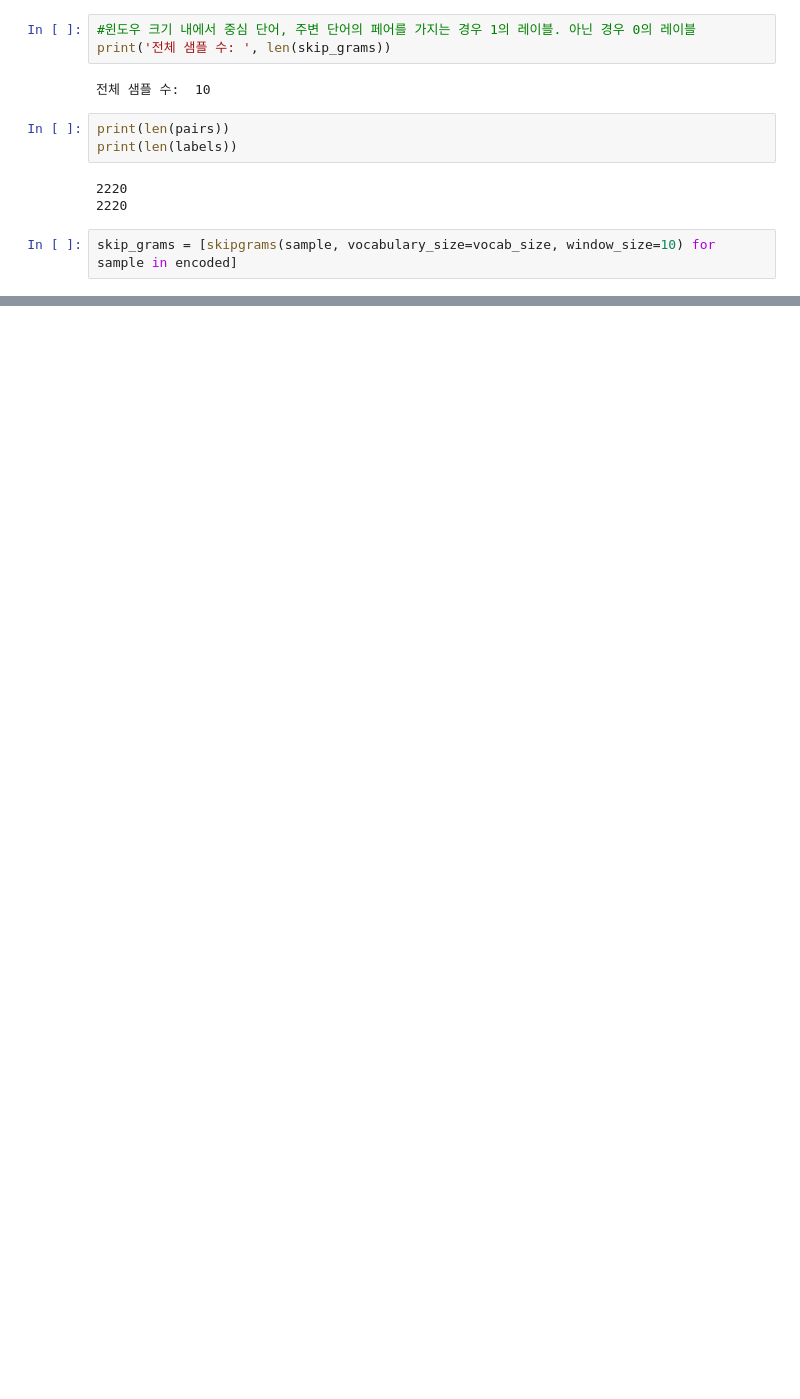
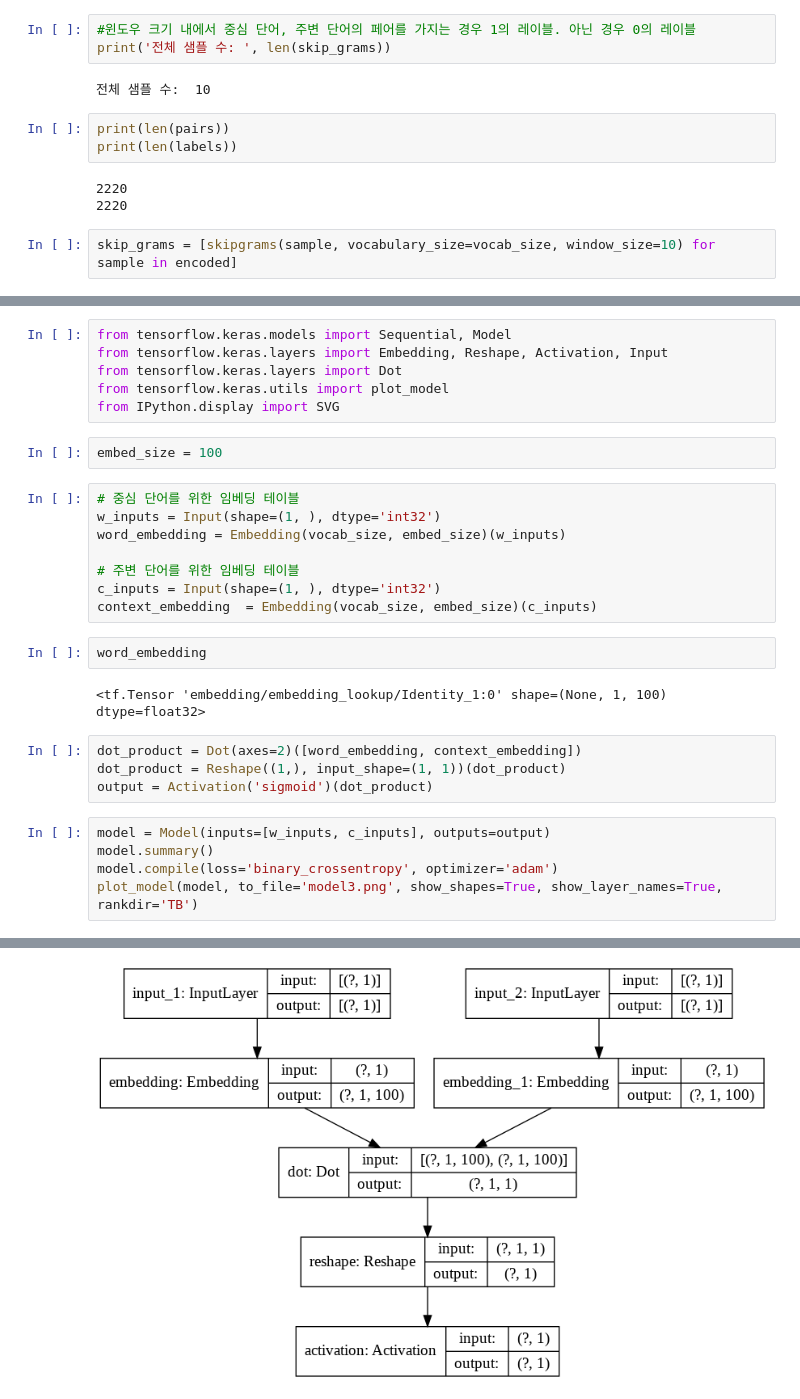
Before and after one commit to RogerHeederer/NLP_entry, a Jupyter notebook: W2VwithSkipGram.ipynb, the cells around one changed output, grey strips where cells are left out. Cells and saved outputs as stored; diff of their text form; blank space fills up the shorter version.

```diff
--- a/W2VwithSkipGram.ipynb
+++ b/W2VwithSkipGram.ipynb
@@ -168,0 +173,30 @@ for i in range(10):
+# %%
+from tensorflow.keras.models import Sequential, Model
+from tensorflow.keras.layers import Embedding, Reshape, Activation, Input
+from tensorflow.keras.layers import Dot
+from tensorflow.keras.utils import plot_model
+from IPython.display import SVG
+# %%
+embed_size = 100
+# %%
+# 중심 단어를 위한 임베딩 테이블
+w_inputs = Input(shape=(1, ), dtype='int32')
+word_embedding = Embedding(vocab_size, embed_size)(w_inputs)
+
+# 주변 단어를 위한 임베딩 테이블
+c_inputs = Input(shape=(1, ), dtype='int32')
+context_embedding  = Embedding(vocab_size, embed_size)(c_inputs)
+# %%
+word_embedding
+# %% [output]
+<tf.Tensor 'embedding/embedding_lookup/Identity_1:0' shape=(None, 1, 100) dtype=float32>
+# %%
+dot_product = Dot(axes=2)([word_embedding, context_embedding])
+dot_product = Reshape((1,), input_shape=(1, 1))(dot_product)
+output = Activation('sigmoid')(dot_product)
+# %%
+model = Model(inputs=[w_inputs, c_inputs], outputs=output)
+model.summary()
+model.compile(loss='binary_crossentropy', optimizer='adam')
+plot_model(model, to_file='model3.png', show_shapes=True, show_layer_names=True, rankdir='TB')
+# %% [output]
@@ -168,0 +220 @@ for i in range(10):
+[figure, added]
```
Also changed, not shown: parts of 7 cells of this notebook.
